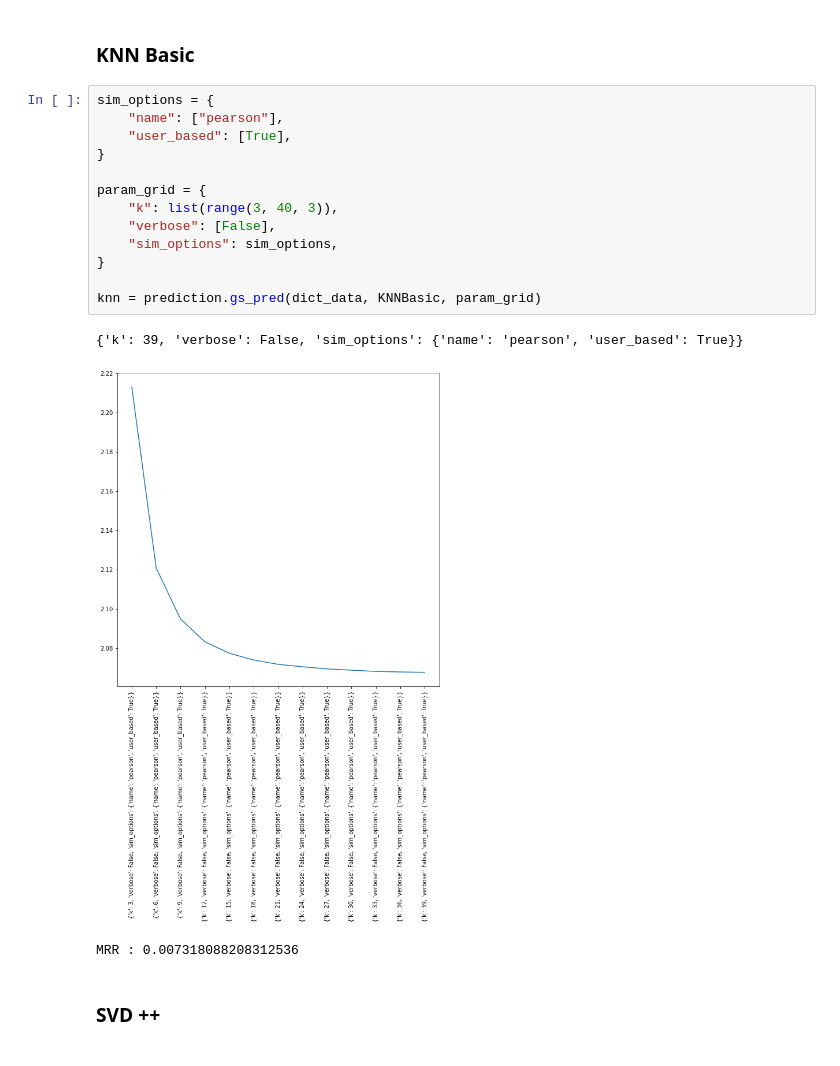
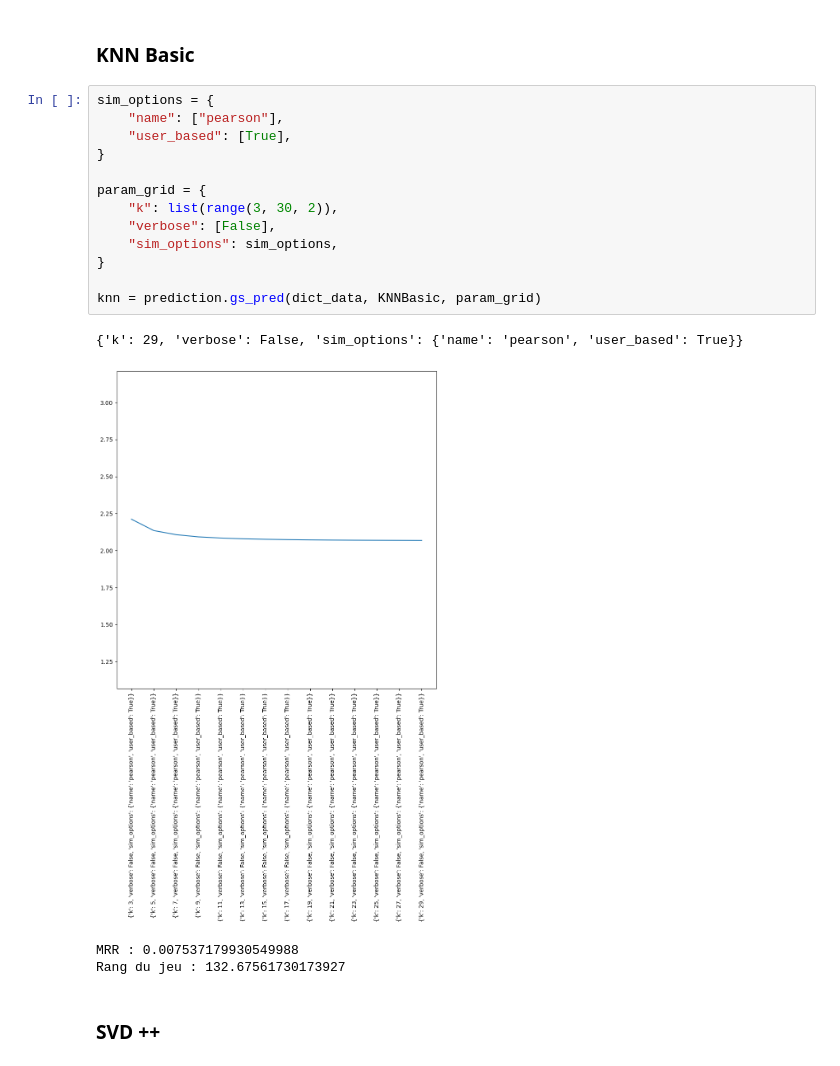
Before and after one commit to Amayas29/review-analysis, a Jupyter notebook: src/6_filtrage_colaboratif.ipynb, the cells around one changed output. Drawn from its saved outputs; the diff is of its cells as text.

```diff
--- a/src/6_filtrage_colaboratif.ipynb
+++ b/src/6_filtrage_colaboratif.ipynb
@@ -334,20 +347,21 @@ MRR : 0.017060830070686147
 # %%
 sim_options = {
     "name": ["pearson"],
     "user_based": [True],
 }
 
 param_grid = {
-    "k": list(range(3, 40, 3)),
+    "k": list(range(3, 30, 2)),
     "verbose": [False],
     "sim_options": sim_options,
 }
 
 knn = prediction.gs_pred(dict_data, KNNBasic, param_grid)
 # %% [output]
-{'k': 39, 'verbose': False, 'sim_options': {'name': 'pearson', 'user_based': True}}
+{'k': 29, 'verbose': False, 'sim_options': {'name': 'pearson', 'user_based': True}}
-[figure, old version]
+[figure, new version]
-MRR : 0.007318088208312536
+MRR : 0.007537179930549988
+Rang du jeu : 132.67561730173927
 # %% [markdown]
 ### SVD ++
 # %%
```
Also changed, not shown: parts of 27 cells of this notebook, 1 other file.
